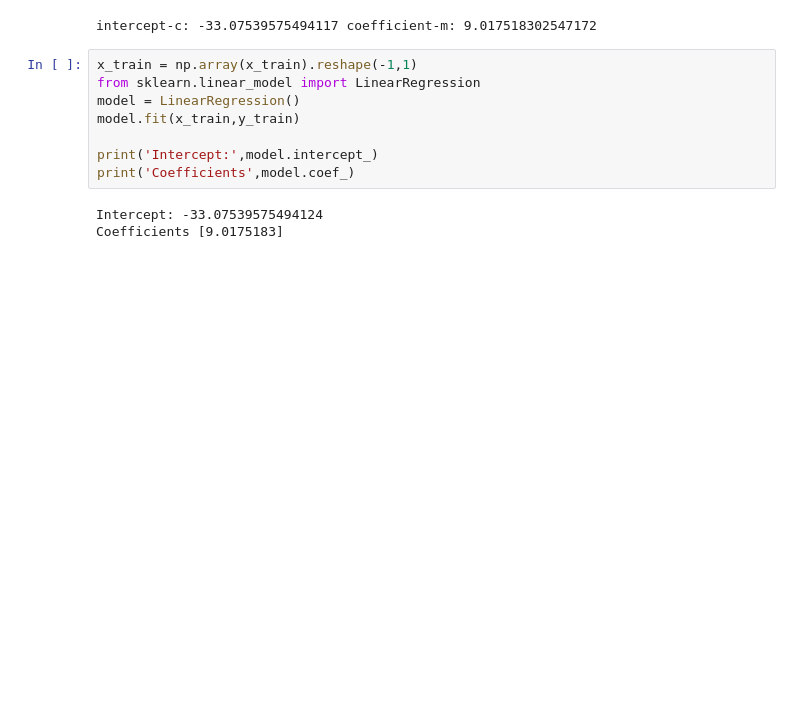
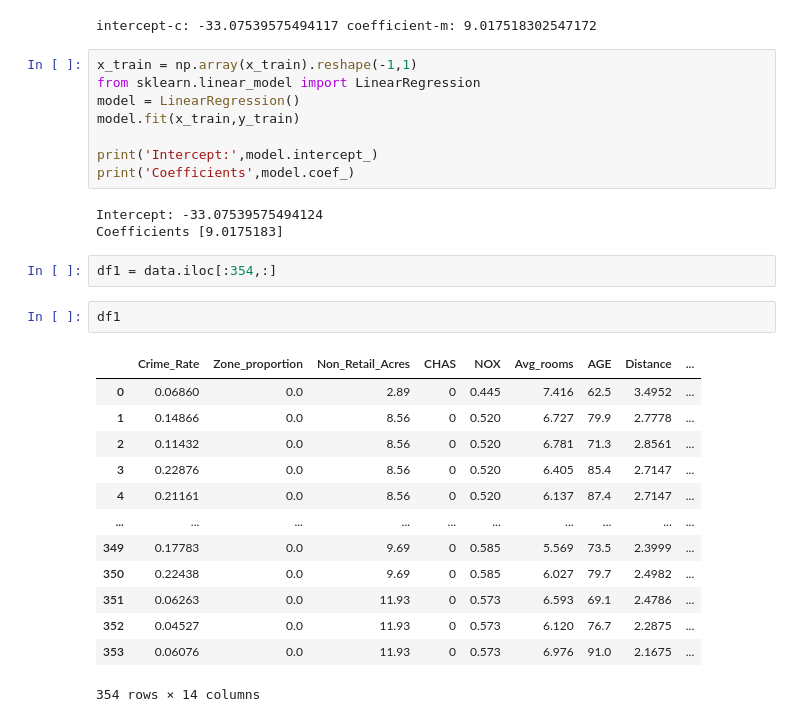
Before and after one commit to swastikbanerjee/AML_Lab, a Jupyter notebook: Lab1.ipynb, the cells around one changed output. Drawn from its saved outputs; the diff is of its cells as text; blank space fills up the shorter version.

```diff
--- a/Lab1.ipynb
+++ b/Lab1.ipynb
@@ -97,5 +95,23 @@ print('Coefficients',model.coef_)
 # %% [output]
 Intercept: -33.07539575494124
 Coefficients [9.0175183]
+# %%
+df1 = data.iloc[:354,:]
+# %%
+df1
+# %% [output]
+|  | Crime_Rate | Zone_proportion | Non_Retail_Acres | CHAS | NOX | Avg_rooms | AGE | Distance | ... |
+| 0 | 0.06860 | 0.0 | 2.89 | 0 | 0.445 | 7.416 | 62.5 | 3.4952 | ... |
+| 1 | 0.14866 | 0.0 | 8.56 | 0 | 0.520 | 6.727 | 79.9 | 2.7778 | ... |
+| 2 | 0.11432 | 0.0 | 8.56 | 0 | 0.520 | 6.781 | 71.3 | 2.8561 | ... |
+| 3 | 0.22876 | 0.0 | 8.56 | 0 | 0.520 | 6.405 | 85.4 | 2.7147 | ... |
+| 4 | 0.21161 | 0.0 | 8.56 | 0 | 0.520 | 6.137 | 87.4 | 2.7147 | ... |
+| ... | ... | ... | ... | ... | ... | ... | ... | ... | ... |
+| 349 | 0.17783 | 0.0 | 9.69 | 0 | 0.585 | 5.569 | 73.5 | 2.3999 | ... |
+| 350 | 0.22438 | 0.0 | 9.69 | 0 | 0.585 | 6.027 | 79.7 | 2.4982 | ... |
+| 351 | 0.06263 | 0.0 | 11.93 | 0 | 0.573 | 6.593 | 69.1 | 2.4786 | ... |
+| 352 | 0.04527 | 0.0 | 11.93 | 0 | 0.573 | 6.120 | 76.7 | 2.2875 | ... |
+| 353 | 0.06076 | 0.0 | 11.93 | 0 | 0.573 | 6.976 | 91.0 | 2.1675 | ... |
+354 rows × 14 columns
 # %%
 trained_model = c + m*data.iloc[:354,5]
```
Also changed, not shown: parts of 10 cells of this notebook.
